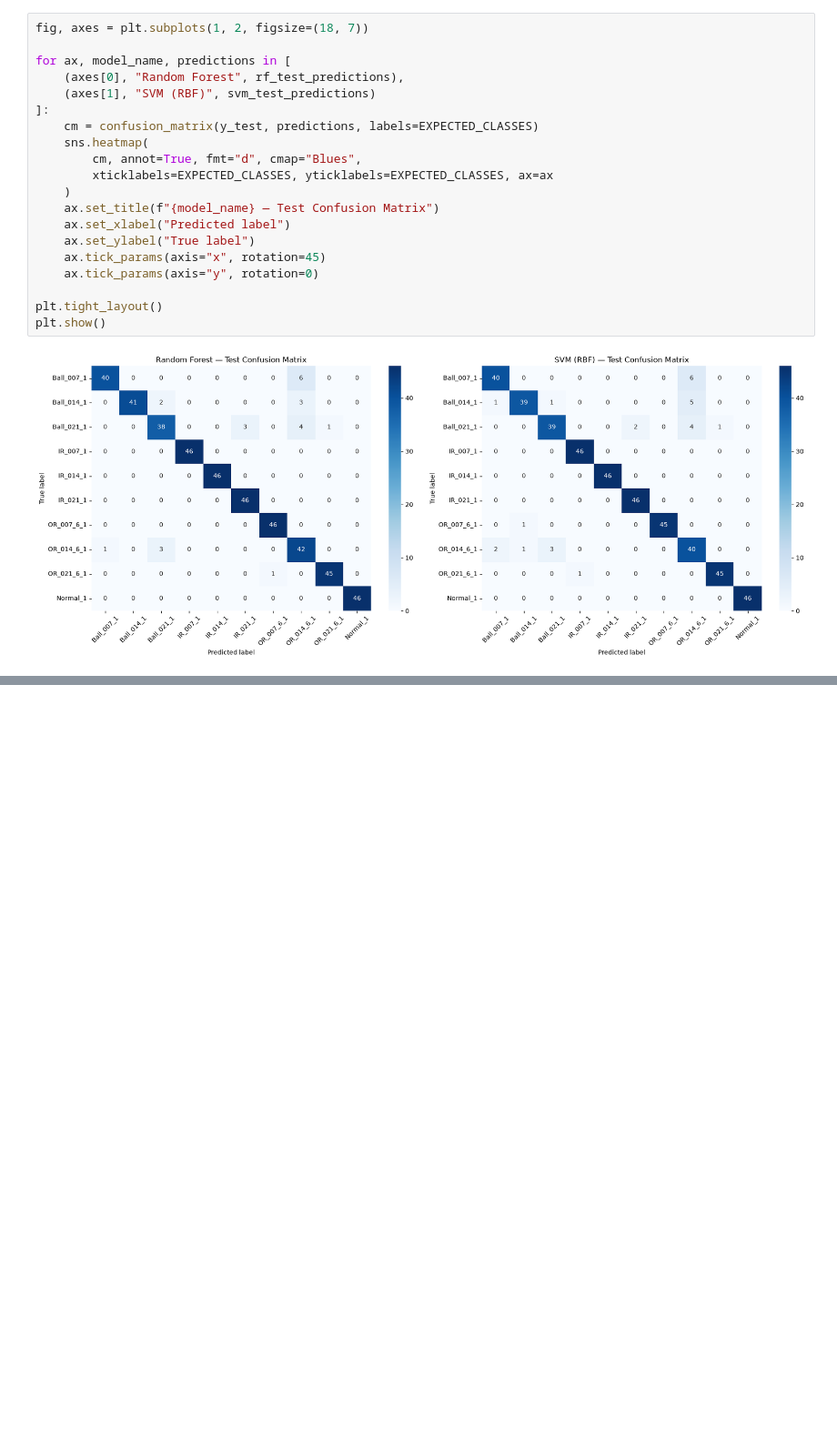
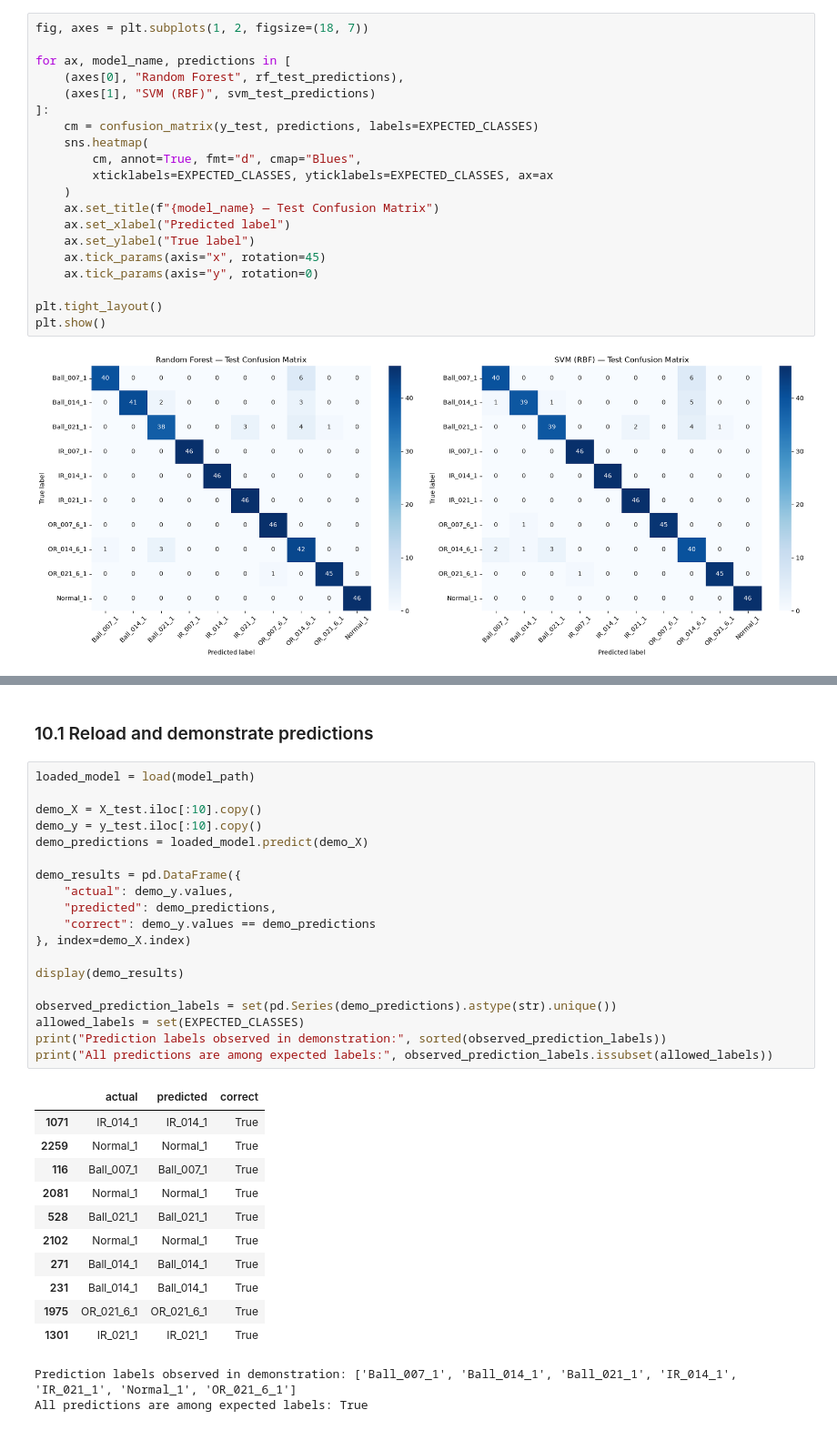
Before and after one commit to Feraoun08/MotorGuard, a Jupyter notebook: notebooks/01_bearing_fault_classification.ipynb, the cells around one changed output, grey strips where cells are left out. Shown at 91% size. Cells and saved outputs as stored; diff of their text form; blank space fills up the shorter version.

```diff
--- a/notebooks/01_bearing_fault_classification.ipynb
+++ b/notebooks/01_bearing_fault_classification.ipynb
@@ -616,0 +782,35 @@ plt.show()
+# %% [markdown]
+### 10.1 Reload and demonstrate predictions
+# %%
+loaded_model = load(model_path)
+
+demo_X = X_test.iloc[:10].copy()
+demo_y = y_test.iloc[:10].copy()
+demo_predictions = loaded_model.predict(demo_X)
+
+demo_results = pd.DataFrame({
+    "actual": demo_y.values,
+    "predicted": demo_predictions,
+    "correct": demo_y.values == demo_predictions
+}, index=demo_X.index)
+
+display(demo_results)
+
+observed_prediction_labels = set(pd.Series(demo_predictions).astype(str).unique())
+allowed_labels = set(EXPECTED_CLASSES)
+print("Prediction labels observed in demonstration:", sorted(observed_prediction_labels))
+print("All predictions are among expected labels:", observed_prediction_labels.issubset(allowed_labels))
+# %% [output]
+|  | actual | predicted | correct |
+| 1071 | IR_014_1 | IR_014_1 | True |
+| 2259 | Normal_1 | Normal_1 | True |
+| 116 | Ball_007_1 | Ball_007_1 | True |
+| 2081 | Normal_1 | Normal_1 | True |
+| 528 | Ball_021_1 | Ball_021_1 | True |
+| 2102 | Normal_1 | Normal_1 | True |
+| 271 | Ball_014_1 | Ball_014_1 | True |
+| 231 | Ball_014_1 | Ball_014_1 | True |
+| 1975 | OR_021_6_1 | OR_021_6_1 | True |
+| 1301 | IR_021_1 | IR_021_1 | True |
+Prediction labels observed in demonstration: ['Ball_007_1', 'Ball_014_1', 'Ball_021_1', 'IR_014_1', 'IR_021_1', 'Normal_1', 'OR_021_6_1']
+All predictions are among expected labels: True
```
Also changed, not shown: parts of 7 cells of this notebook, 2 other files.
